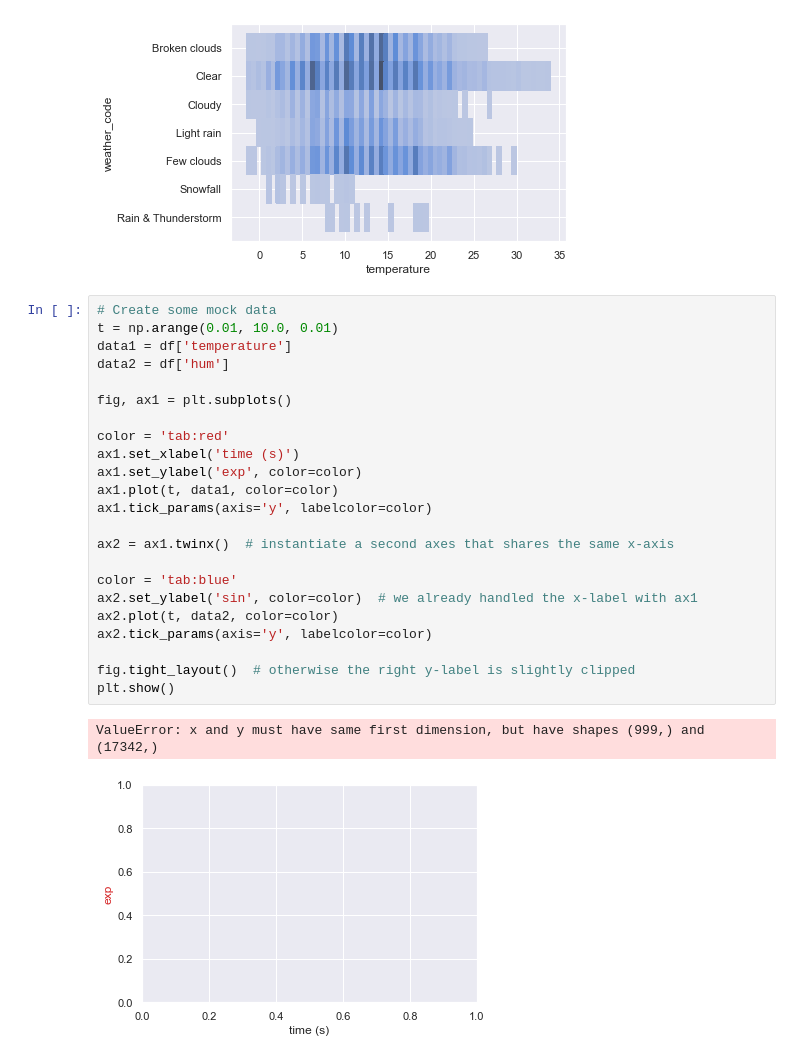
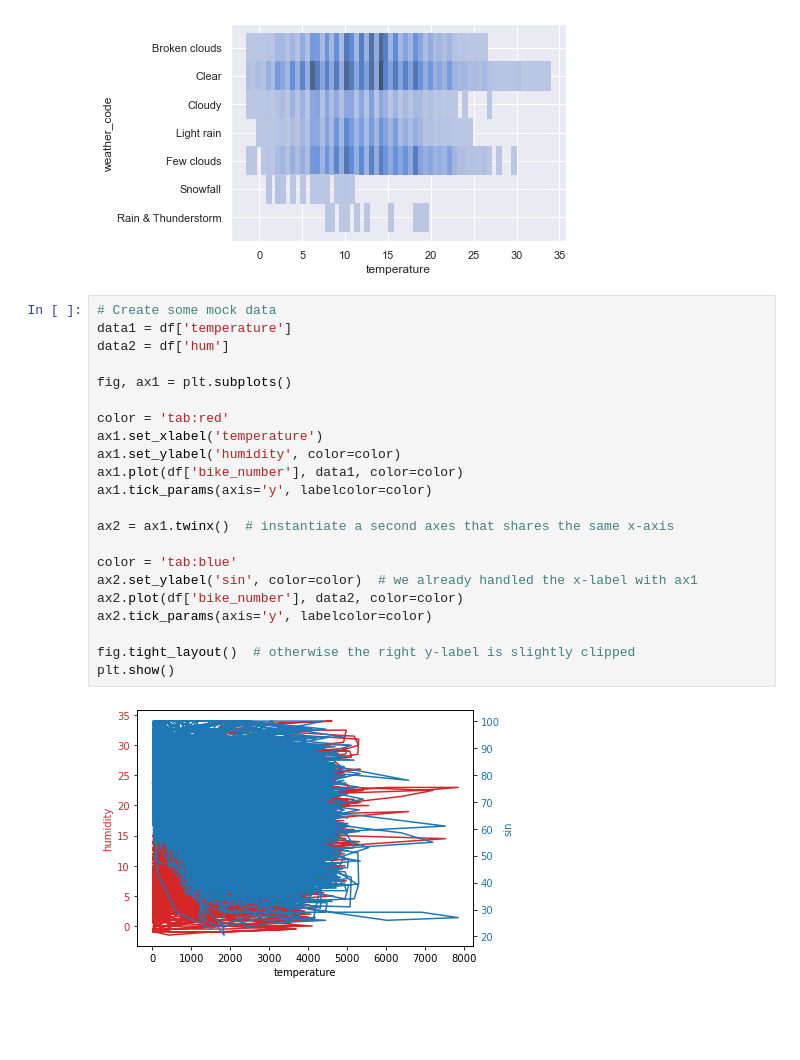
Before and after one commit to isra-st/London_Bike_Sharing, a Jupyter notebook: Daniel/Test Projet Semaine 5-6.ipynb, the cells around one changed output. Cells and saved outputs as stored; diff of their text form; blank space fills up the shorter version.

```diff
--- a/Daniel/Test Projet Semaine 5-6.ipynb
+++ b/Daniel/Test Projet Semaine 5-6.ipynb
@@ -237,27 +237,25 @@ plt.show()
 [figure]
 # %%
 # Create some mock data
-t = np.arange(0.01, 10.0, 0.01)
 data1 = df['temperature']
 data2 = df['hum']
 
 fig, ax1 = plt.subplots()
 
 color = 'tab:red'
-ax1.set_xlabel('time (s)')
-ax1.set_ylabel('exp', color=color)
-ax1.plot(t, data1, color=color)
+ax1.set_xlabel('temperature')
+ax1.set_ylabel('humidity', color=color)
+ax1.plot(df['bike_number'], data1, color=color)
 ax1.tick_params(axis='y', labelcolor=color)
 
 ax2 = ax1.twinx()  # instantiate a second axes that shares the same x-axis
 
 color = 'tab:blue'
 ax2.set_ylabel('sin', color=color)  # we already handled the x-label with ax1
-ax2.plot(t, data2, color=color)
+ax2.plot(df['bike_number'], data2, color=color)
 ax2.tick_params(axis='y', labelcolor=color)
 
 fig.tight_layout()  # otherwise the right y-label is slightly clipped
 plt.show()
 # %% [output]
-ValueError: x and y must have same first dimension, but have shapes (999,) and (17342,)
-[figure, old version]
+[figure, new version]
```
